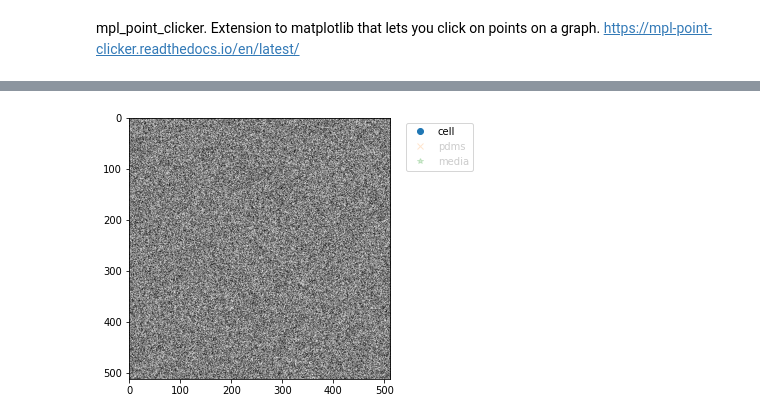
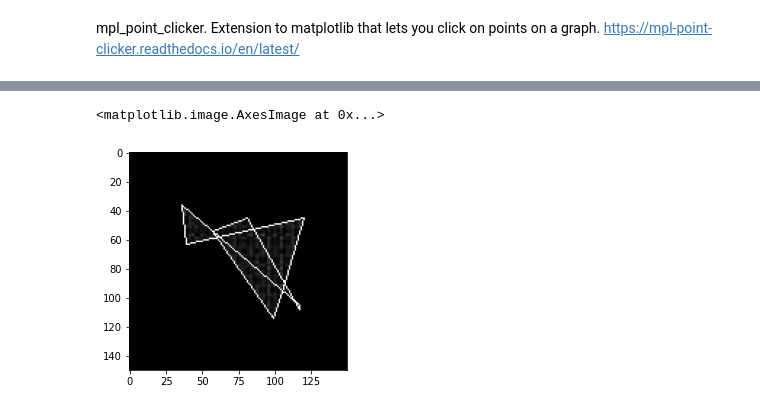
Before and after one commit to tensorturtle/deep-sinusoidal-grating, a Jupyter notebook: making_dot_distortion_prototypes.ipynb, the cells around one changed output, grey strips where cells are left out. Saved outputs shown, nothing was run; the diff lists cells and outputs as text; code cells hidden in the pictures.

```diff
--- a/making_dot_distortion_prototypes.ipynb
+++ b/making_dot_distortion_prototypes.ipynb
@@ -192,18 +193,3 @@ I created a grayscale image that shows the 5 areas in the 21x21 grid of pixels.
 
 
 ![](dot_distortion_areas.png)
-# %%
-import numpy as np
-import matplotlib.pyplot as plt
-from mpl_point_clicker import clicker
-
-fig, ax = plt.subplots(constrained_layout=True)
-image = np.random.rand(512, 512)
-ax.imshow(image, cmap="gray")
-klicker = clicker(
-   ax,
-   ["cell", "pdms", "media"],
-   markers=["o", "x", "*"]
-)
-# %% [output]
-[figure, removed]
@@ -209,0 +265,7 @@ klicker = clicker(
+# %%
+example_shape, bbox = generate_single_dot_distortion(seed=2, distortion_level='5')
+
+plt.imshow(example_shape, cmap='gray')
+# %% [output]
+<matplotlib.image.AxesImage at 0x...>
+[figure, added]
```
Also changed, not shown: parts of 17 cells of this notebook, 3 other files.
